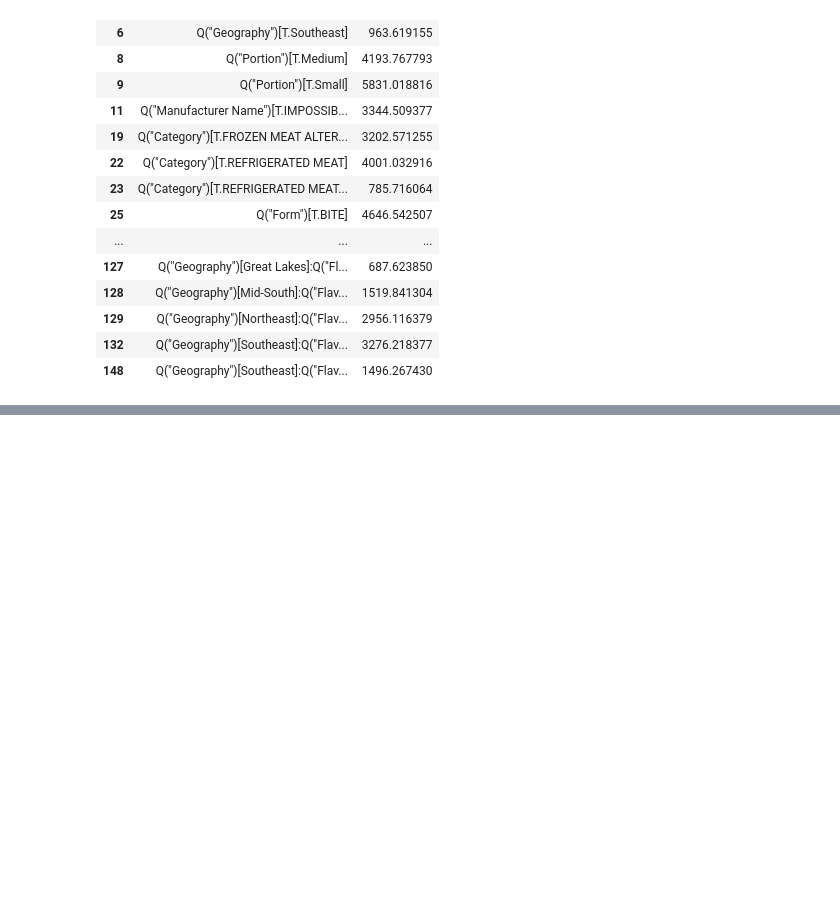
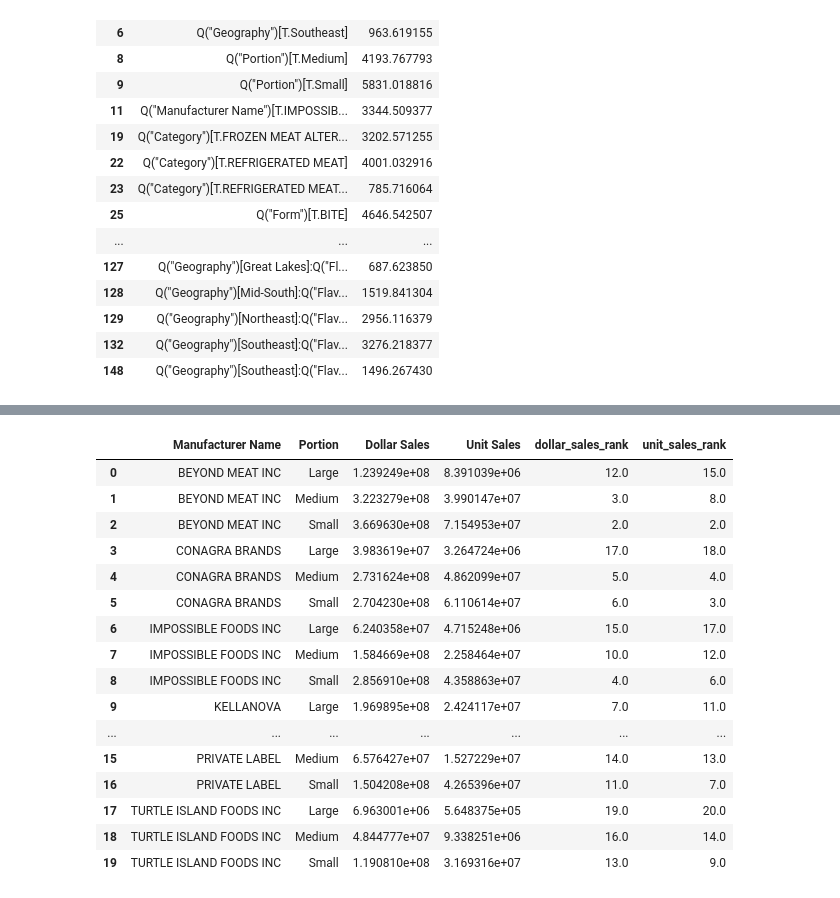
Before and after one commit to georgeftd9/Conagra_Project, a Jupyter notebook: Top_7 Analysis_Aishwarya_Cleaning.ipynb, the cells around one changed output, grey strips where cells are left out. Saved outputs shown, nothing was run; the diff lists cells and outputs as text; code cells hidden in the pictures; blank space fills up the shorter version.

```diff
--- a/Top_7 Analysis_Aishwarya_Cleaning.ipynb
+++ b/Top_7 Analysis_Aishwarya_Cleaning.ipynb
@@ -1341,0 +1345,23 @@ coef
+# %%
+test = df.groupby(['Manufacturer Name', 'Portion']).agg({'Dollar Sales':'sum','Unit Sales':'sum'}).reset_index()
+test['dollar_sales_rank'] = test['Dollar Sales'].rank(ascending = False, method = 'first')
+test['unit_sales_rank'] = test['Unit Sales'].rank(ascending = False, method = 'first')
+test
+# %% [output]
+|  | Manufacturer Name | Portion | Dollar Sales | Unit Sales | dollar_sales_rank | unit_sales_rank |
+| 0 | BEYOND MEAT INC | Large | 1.239249e+08 | 8.391039e+06 | 12.0 | 15.0 |
+| 1 | BEYOND MEAT INC | Medium | 3.223279e+08 | 3.990147e+07 | 3.0 | 8.0 |
+| 2 | BEYOND MEAT INC | Small | 3.669630e+08 | 7.154953e+07 | 2.0 | 2.0 |
+| 3 | CONAGRA BRANDS | Large | 3.983619e+07 | 3.264724e+06 | 17.0 | 18.0 |
+| 4 | CONAGRA BRANDS | Medium | 2.731624e+08 | 4.862099e+07 | 5.0 | 4.0 |
+| 5 | CONAGRA BRANDS | Small | 2.704230e+08 | 6.110614e+07 | 6.0 | 3.0 |
+| 6 | IMPOSSIBLE FOODS INC | Large | 6.240358e+07 | 4.715248e+06 | 15.0 | 17.0 |
+| 7 | IMPOSSIBLE FOODS INC | Medium | 1.584669e+08 | 2.258464e+07 | 10.0 | 12.0 |
+| 8 | IMPOSSIBLE FOODS INC | Small | 2.856910e+08 | 4.358863e+07 | 4.0 | 6.0 |
+| 9 | KELLANOVA | Large | 1.969895e+08 | 2.424117e+07 | 7.0 | 11.0 |
+| ... | ... | ... | ... | ... | ... | ... |
+| 15 | PRIVATE LABEL | Medium | 6.576427e+07 | 1.527229e+07 | 14.0 | 13.0 |
+| 16 | PRIVATE LABEL | Small | 1.504208e+08 | 4.265396e+07 | 11.0 | 7.0 |
+| 17 | TURTLE ISLAND FOODS INC | Large | 6.963001e+06 | 5.648375e+05 | 19.0 | 20.0 |
+| 18 | TURTLE ISLAND FOODS INC | Medium | 4.844777e+07 | 9.338251e+06 | 16.0 | 14.0 |
+| 19 | TURTLE ISLAND FOODS INC | Small | 1.190810e+08 | 3.169316e+07 | 13.0 | 9.0 |
```
Also changed, not shown: parts of 6 cells of this notebook.
